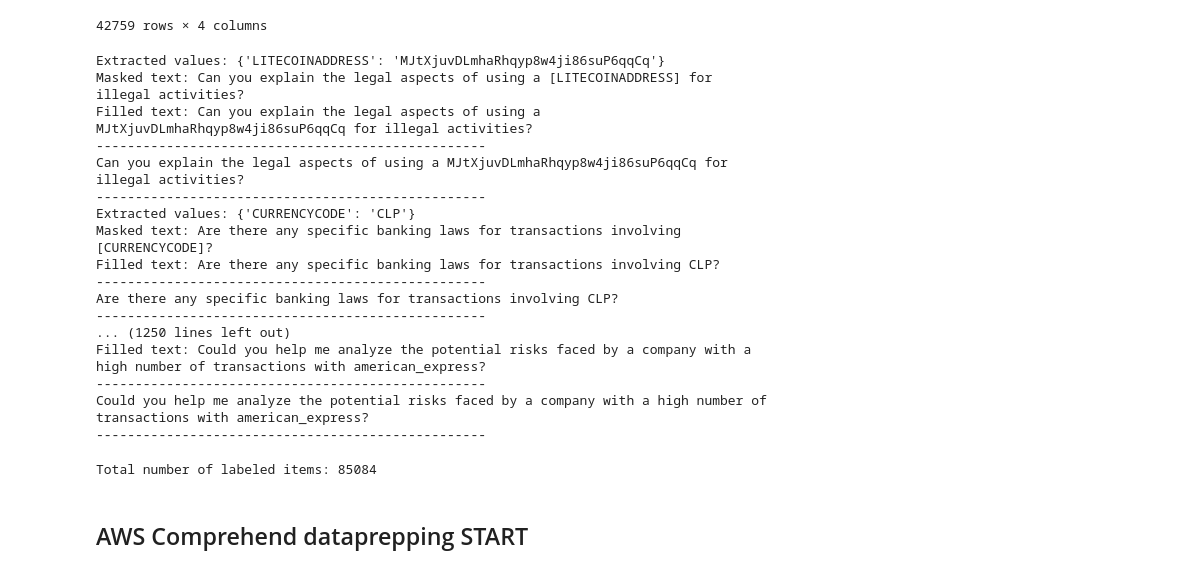
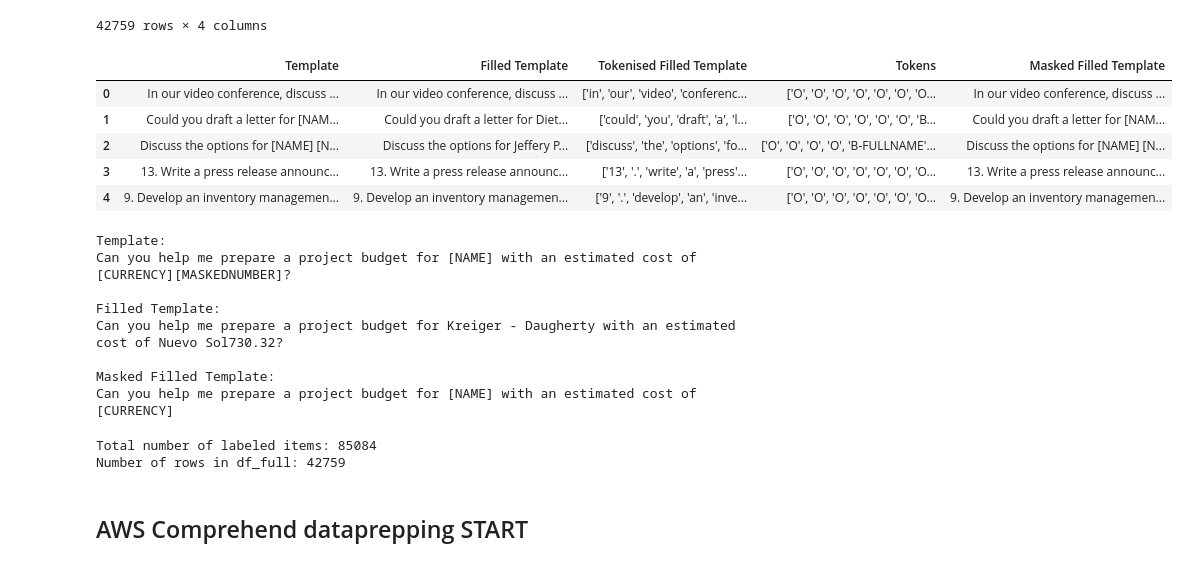
Before and after one commit to MorrisSimons/SCH_PII_masking_Advanced_ML, a Jupyter notebook: main.ipynb, the cells around one changed output. Saved outputs shown, nothing was run; the diff lists cells and outputs as text; code cells hidden in the pictures.

```diff
--- a/main.ipynb
+++ b/main.ipynb
@@ -208,8 +208,6 @@ df_full
 | 42758 | Please discuss the process of obt... | Please discuss the process of obt... | ['please', 'discuss', 'the', 'pro... | ['O', 'O', 'O', 'O', 'O', 'O', 'O... |
 42759 rows × 4 columns
 # %%
-import re
-
 # List of tokens to replace (the ones that appear inside square brackets)
 remove_tokens = [
 	"ORDINALDIRECTION", "ACCOUNTNAME", "CURRENCYSYMBOL",
@@ -264,42 +262,52 @@ def replace_tokens(text_with_mask, extracted_values):
 	return re.sub(token_regex, replacement, text_with_mask)
 
 
-for i, row in df_full.iterrows():
+for i, row in tqdm(df_full.iterrows(), total=len(df_full), desc="Processing rows"):
 	masked = row['Template']
 	filled = row['Filled Template']
 	extracted_values = unmask_text(masked, filled, remove_tokens)
 	if extracted_values != {}:
+		unmasked_text = replace_tokens(masked, extracted_values)
 		print("Extracted values:", extracted_values)
 		print("Masked text:", masked)
 		print("Filled text:", filled)
 		print("-" * 50)
-		unmasked_text = replace_tokens(masked, extracted_values)
 		print(unmasked_text)
 		print("-" * 50)
-# %% [output]
-Extracted values: {'LITECOINADDRESS': 'MJtXjuvDLmhaRhqyp8w4ji86suP6qqCq'}
-Masked text: Can you explain the legal aspects of using a [LITECOINADDRESS] for illegal activities?
-Filled text: Can you explain the legal aspects of using a MJtXjuvDLmhaRhqyp8w4ji86suP6qqCq for illegal activities?
---------------------------------------------------
-Can you explain the legal aspects of using a MJtXjuvDLmhaRhqyp8w4ji86suP6qqCq for illegal activities?
---------------------------------------------------
-Extracted values: {'CURRENCYCODE': 'CLP'}
-Masked text: Are there any specific banking laws for transactions involving [CURRENCYCODE]?
-Filled text: Are there any specific banking laws for transactions involving CLP?
---------------------------------------------------
-Are there any specific banking laws for transactions involving CLP?
---------------------------------------------------
-... (1250 lines left out)
-Filled text: Could you help me analyze the potential risks faced by a company with a high number of transactions with american_express?
---------------------------------------------------
-Could you help me analyze the potential risks faced by a company with a high number of transactions with american_express?
---------------------------------------------------
+# %%
+df_full.head()
+# %% [output]
+|  | Template | Filled Template | Tokenised Filled Template | Tokens | Masked Filled Template |
+| 0 | In our video conference, discuss ... | In our video conference, discuss ... | ['in', 'our', 'video', 'conferenc... | ['O', 'O', 'O', 'O', 'O', 'O', 'O... | In our video conference, discuss ... |
+| 1 | Could you draft a letter for [NAM... | Could you draft a letter for Diet... | ['could', 'you', 'draft', 'a', 'l... | ['O', 'O', 'O', 'O', 'O', 'O', 'B... | Could you draft a letter for [NAM... |
+| 2 | Discuss the options for [NAME] [N... | Discuss the options for Jeffery P... | ['discuss', 'the', 'options', 'fo... | ['O', 'O', 'O', 'O', 'B-FULLNAME'... | Discuss the options for [NAME] [N... |
+| 3 | 13. Write a press release announc... | 13. Write a press release announc... | ['13', '.', 'write', 'a', 'press'... | ['O', 'O', 'O', 'O', 'O', 'O', 'O... | 13. Write a press release announc... |
+| 4 | 9. Develop an inventory managemen... | 9. Develop an inventory managemen... | ['9', '.', 'develop', 'an', 'inve... | ['O', 'O', 'O', 'O', 'O', 'O', 'O... | 9. Develop an inventory managemen... |
+# %%
+id = 2375
+print("Template:")
+print(df_full["Template"][id])
+print("\nFilled Template:")
+print(df_full["Filled Template"][id])
+print("\nMasked Filled Template:")
+print(df_full["Masked Filled Template"][id])
+# %% [output]
+Template:
+Can you help me prepare a project budget for [NAME] with an estimated cost of [CURRENCY][MASKEDNUMBER]?
+
+Filled Template:
+Can you help me prepare a project budget for Kreiger - Daugherty with an estimated cost of Nuevo Sol730.32?
+
+Masked Filled Template:
+Can you help me prepare a project budget for [NAME] with an estimated cost of [CURRENCY]
 # %%
 # Count the labeled items in the DataFrame
 total_labeled_items = count_labeled_items(df_full)
 print(f"Total number of labeled items: {total_labeled_items}")
+print("Number of rows in df_full:", df_full.shape[0])
 # %% [output]
 Total number of labeled items: 85084
+Number of rows in df_full: 42759
 # %%
 df_full.to_csv("ourdata.csv", index=False)
 # %% [markdown]
```
Also changed, not shown: parts of 2 cells of this notebook, 1 other file.
